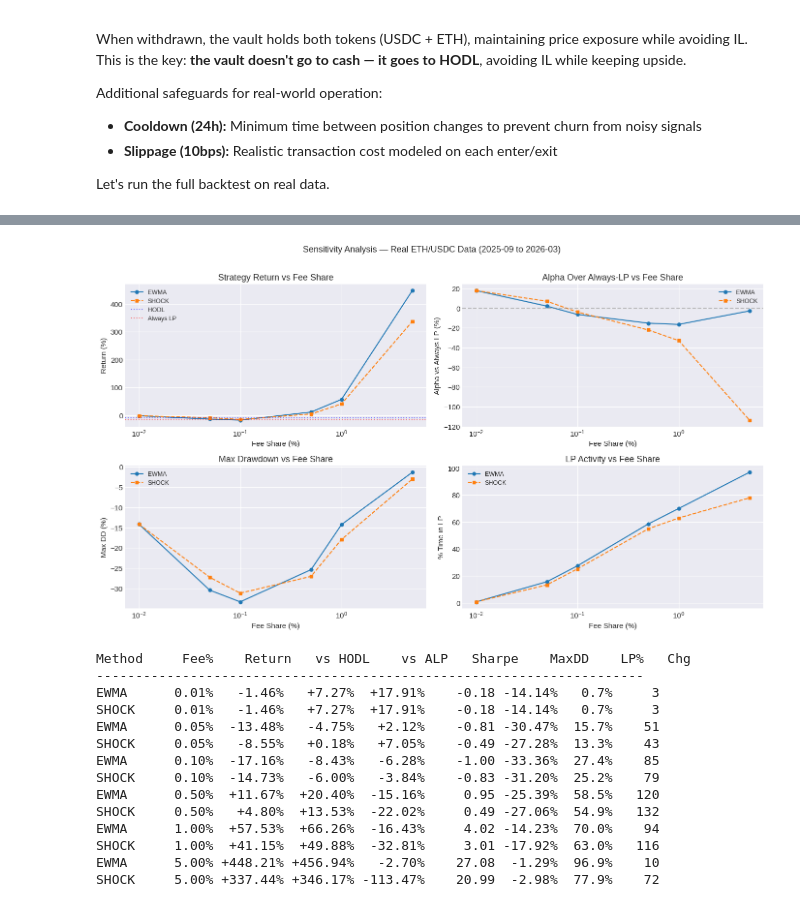
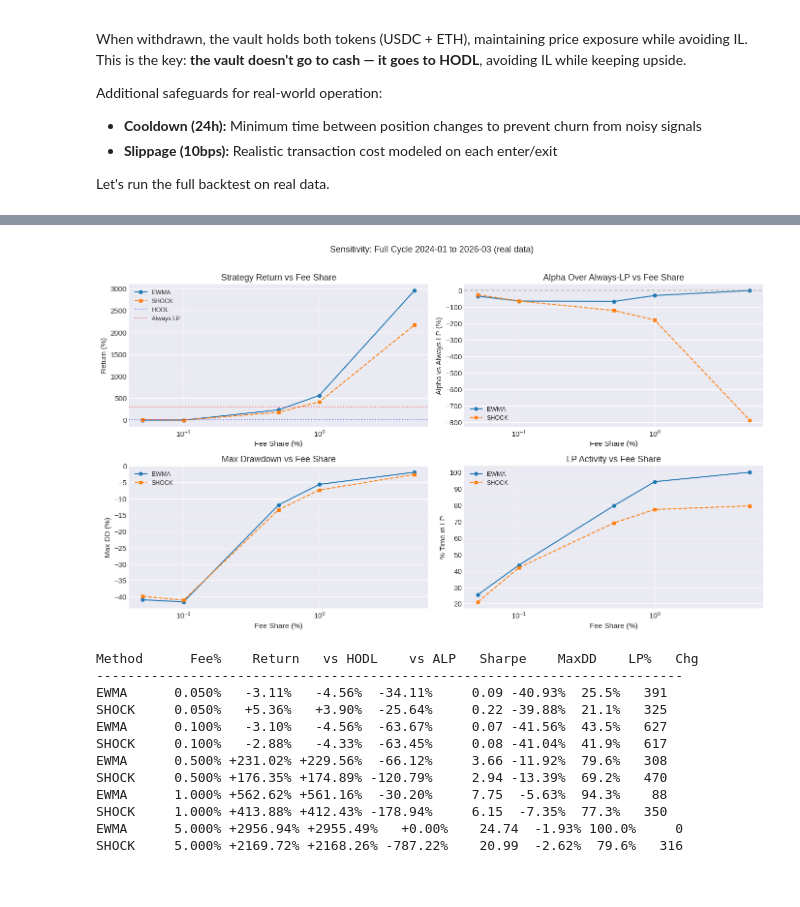
Before and after one commit to Official-Belta/il-alpha-vault, a Jupyter notebook: notebooks/il_alpha_vault.ipynb, the cells around one changed output, grey strips where cells are left out. Cells and saved outputs as stored; diff of their text form; code cells hidden in the pictures.

```diff
--- a/notebooks/il_alpha_vault.ipynb
+++ b/notebooks/il_alpha_vault.ipynb
@@ -370,6 +374,6 @@ Shocks detected                      0           65
 # %%
-# Main visualization: equity curves + strategy state (real data)
-fig = plt.figure(figsize=(14, 12))
+# Main visualization: equity curves + strategy state (full cycle)
+fig = plt.figure(figsize=(16, 13))
 gs = gridspec.GridSpec(4, 1, height_ratios=[3, 1.5, 1.5, 1], hspace=0.08)
 
 ax1 = fig.add_subplot(gs[0])
@@ -385,31 +389,30 @@ ax1.plot(ts, results_shock['strategy_equity'] / 1000, 'g--', linewidth=1, alpha=
 ax1.plot(ts, results_ewma['hodl_equity'] / 1000, 'b-', linewidth=1, alpha=0.7, label='HODL')
 ax1.plot(ts, results_ewma['always_lp_equity'] / 1000, 'r-', linewidth=1, alpha=0.7, label='Always LP')
 ax1.set_ylabel('Equity ($k)')
-ax1.set_title(f'IL Alpha Vault — Real ETH/USDC Data | range=[${price_lower:.0f}, ${price_upper:.0f}] | cooldown=24h')
-ax1.legend(loc='upper right')
+ax1.set_title(f'IL Alpha Vault — Full Cycle (2024-2026) | range=[${price_lower:.0f}, ${price_upper:.0f}] | fee_share={fee_share}')
+ax1.legend(loc='upper left')
+ax1.axhline(y=100, color='gray', linestyle=':', alpha=0.3)
 
-# Panel 2: Fee yield vs IL cost (annualized)
+# Panel 2: Fee yield vs IL cost
 fee_yield_clipped = results_ewma['fee_yield_ann'].clip(lower=1e-6)
 il_cost_clipped = results_ewma['il_cost_ann'].clip(lower=1e-6)
-ax2.semilogy(ts, il_cost_clipped, 'r-', linewidth=0.6, alpha=0.7, label='IL Cost (ann.)')
-ax2.semilogy(ts, fee_yield_clipped, 'g-', linewidth=0.6, alpha=0.7, label='Fee Yield (ann.)')
+ax2.semilogy(ts, il_cost_clipped, 'r-', linewidth=0.4, alpha=0.7, label='IL Cost (ann.)')
+ax2.semilogy(ts, fee_yield_clipped, 'g-', linewidth=0.4, alpha=0.7, label='Fee Yield (ann.)')
 ax2.set_ylabel('Rate (log)')
 ax2.legend(loc='upper right', fontsize=9)
 
 # Panel 3: Volatility
-ax3.plot(ts, results_ewma['vol'] * 100, 'b-', linewidth=0.6, alpha=0.8, label='EWMA Vol')
-# Mark shock events
-shock_ts = ts[results_shock['shock']]
-if len(shock_ts) > 0:
-    ax3.scatter(shock_ts, results_shock.loc[results_shock['shock'], 'vol'] * 100,
-                color='red', s=10, zorder=5, label='Shock', alpha=0.7)
+ax3.plot(ts, results_ewma['vol'] * 100, 'b-', linewidth=0.4, alpha=0.8, label='EWMA Vol')
+shock_mask = results_shock['shock']
+if shock_mask.sum() > 0:
+    ax3.scatter(ts[shock_mask], results_shock.loc[shock_mask, 'vol'] * 100,
+                color='red', s=8, zorder=5, label=f'Shock ({shock_mask.sum()})', alpha=0.5)
 ax3.set_ylabel('Vol (%)')
 ax3.legend(fontsize=9)
 
 # Panel 4: LP active state
 active = results_ewma['lp_active'].astype(int)
 ax4.fill_between(ts, 0, active, color='green', alpha=0.4, step='post', label='EWMA')
-# Overlay shock LP state
 active_shock = results_shock['lp_active'].astype(int)
 ax4.step(ts, active_shock * 0.9, color='darkgreen', linewidth=0.5, alpha=0.5, where='post', label='Shock')
 ax4.set_ylabel('LP')
@@ -428,6 +431,6 @@ plt.show()
 # %%
-# Sensitivity analysis on real data: sweep fee_share and cooldown
-fee_shares = [0.0001, 0.0005, 0.001, 0.005, 0.01, 0.05]
+# Sensitivity analysis: sweep fee_share on full-cycle real data
+fee_shares = [0.0005, 0.001, 0.005, 0.01, 0.05]
 results_table = []
 
 for fs in fee_shares:
@@ -453,54 +456,50 @@ fig, axes = plt.subplots(2, 2, figsize=(14, 8))
 
 for method, style in [('ewma', '-o'), ('shock', '--s')]:
     subset = rt[rt['method'] == method]
     axes[0,0].plot(subset['fee_share'] * 100, subset['return'] * 100, style, label=method.upper(), markersize=5)
     axes[0,1].plot(subset['fee_share'] * 100, subset['vs_alp'] * 100, style, label=method.upper(), markersize=5)
     axes[1,0].plot(subset['fee_share'] * 100, subset['max_dd'] * 100, style, label=method.upper(), markersize=5)
     axes[1,1].plot(subset['fee_share'] * 100, subset['pct_lp'], style, label=method.upper(), markersize=5)
 
-# Baselines
 hodl_ret = sum_ewma['hodl_return'] * 100
 alp_ret = sum_ewma['always_lp_return'] * 100
 axes[0,0].axhline(y=hodl_ret, color='blue', linestyle=':', alpha=0.5, label='HODL')
 axes[0,0].axhline(y=alp_ret, color='red', linestyle=':', alpha=0.5, label='Always LP')
 axes[0,1].axhline(y=0, color='gray', linestyle='--', alpha=0.5)
 
 axes[0,0].set_ylabel('Return (%)'); axes[0,0].set_title('Strategy Return vs Fee Share')
 axes[0,1].set_ylabel('Alpha vs Always LP (%)'); axes[0,1].set_title('Alpha Over Always-LP vs Fee Share')
 axes[1,0].set_ylabel('Max DD (%)'); axes[1,0].set_title('Max Drawdown vs Fee Share')
 axes[1,1].set_ylabel('% Time in LP'); axes[1,1].set_title('LP Activity vs Fee Share')
 
 for ax in axes.flat:
     ax.set_xlabel('Fee Share (%)')
     ax.legend(fontsize=9)
     ax.set_xscale('log')
 
-plt.suptitle(f'Sensitivity Analysis — Real ETH/USDC Data ({df["timestamp"].min().strftime("%Y-%m")} to {df["timestamp"].max().strftime("%Y-%m")})',
+plt.suptitle(f'Sensitivity: Full Cycle {df["timestamp"].min().strftime("%Y-%m")} to {df["timestamp"].max().strftime("%Y-%m")} (real data)',
              fontsize=13, y=1.01)
 plt.tight_layout()
 plt.show()
 
-# Print the table
-print(f"\n{'Method':<8s} {'Fee%':>6s} {'Return':>9s} {'vs HODL':>9s} {'vs ALP':>9s} {'Sharpe':>8s} {'MaxDD':>8s} {'LP%':>6s} {'Chg':>5s}")
-print("-" * 70)
+print(f"\n{'Method':<8s} {'Fee%':>7s} {'Return':>9s} {'vs HODL':>9s} {'vs ALP':>9s} {'Sharpe':>8s} {'MaxDD':>8s} {'LP%':>6s} {'Chg':>5s}")
+print("-" * 75)
 for _, row in rt.iterrows():
-    print(f"{row['method'].upper():<8s} {row['fee_share']*100:>5.2f}% {row['return']:>+8.2%} {row['vs_hodl']:>+8.2%} {row['vs_alp']:>+8.2%} {row['sharpe']:>8.2f} {row['max_dd']:>7.2%} {row['pct_lp']:>5.1f}% {row['changes']:>5.0f}")
+    print(f"{row['method'].upper():<8s} {row['fee_share']*100:>6.3f}% {row['return']:>+8.2%} {row['vs_hodl']:>+8.2%} {row['vs_alp']:>+8.2%} {row['sharpe']:>8.2f} {row['max_dd']:>7.2%} {row['pct_lp']:>5.1f}% {row['changes']:>5.0f}")
 # %% [output]
-[figure, old version]
+[figure, new version]
-Method     Fee%    Return   vs HODL    vs ALP   Sharpe    MaxDD    LP%   Chg
-----------------------------------------------------------------------
-EWMA      0.01%   -1.46%   +7.27%  +17.91%    -0.18 -14.14%   0.7%     3
-SHOCK     0.01%   -1.46%   +7.27%  +17.91%    -0.18 -14.14%   0.7%     3
-EWMA      0.05%  -13.48%   -4.75%   +2.12%    -0.81 -30.47%  15.7%    51
-SHOCK     0.05%   -8.55%   +0.18%   +7.05%    -0.49 -27.28%  13.3%    43
-EWMA      0.10%  -17.16%   -8.43%   -6.28%    -1.00 -33.36%  27.4%    85
-SHOCK     0.10%  -14.73%   -6.00%   -3.84%    -0.83 -31.20%  25.2%    79
-EWMA      0.50%  +11.67%  +20.40%  -15.16%     0.95 -25.39%  58.5%   120
-SHOCK     0.50%   +4.80%  +13.53%  -22.02%     0.49 -27.06%  54.9%   132
-EWMA      1.00%  +57.53%  +66.26%  -16.43%     4.02 -14.23%  70.0%    94
-SHOCK     1.00%  +41.15%  +49.88%  -32.81%     3.01 -17.92%  63.0%   116
-EWMA      5.00% +448.21% +456.94%   -2.70%    27.08  -1.29%  96.9%    10
-SHOCK     5.00% +337.44% +346.17% -113.47%    20.99  -2.98%  77.9%    72
+Method      Fee%    Return   vs HODL    vs ALP   Sharpe    MaxDD    LP%   Chg
+---------------------------------------------------------------------------
+EWMA      0.050%   -3.11%   -4.56%  -34.11%     0.09 -40.93%  25.5%   391
+SHOCK     0.050%   +5.36%   +3.90%  -25.64%     0.22 -39.88%  21.1%   325
+EWMA      0.100%   -3.10%   -4.56%  -63.67%     0.07 -41.56%  43.5%   627
+SHOCK     0.100%   -2.88%   -4.33%  -63.45%     0.08 -41.04%  41.9%   617
+EWMA      0.500% +231.02% +229.56%  -66.12%     3.66 -11.92%  79.6%   308
+SHOCK     0.500% +176.35% +174.89% -120.79%     2.94 -13.39%  69.2%   470
+EWMA      1.000% +562.62% +561.16%  -30.20%     7.75  -5.63%  94.3%    88
+SHOCK     1.000% +413.88% +412.43% -178.94%     6.15  -7.35%  77.3%   350
+EWMA      5.000% +2956.94% +2955.49%   +0.00%    24.74  -1.93% 100.0%     0
+SHOCK     5.000% +2169.72% +2168.26% -787.22%    20.99  -2.62%  79.6%   316
 # %% [markdown]
 <a id="8-conclusions"></a>
 ## 8. Conclusions
```
Also changed, not shown: parts of 6 cells of this notebook, 1 other file.
